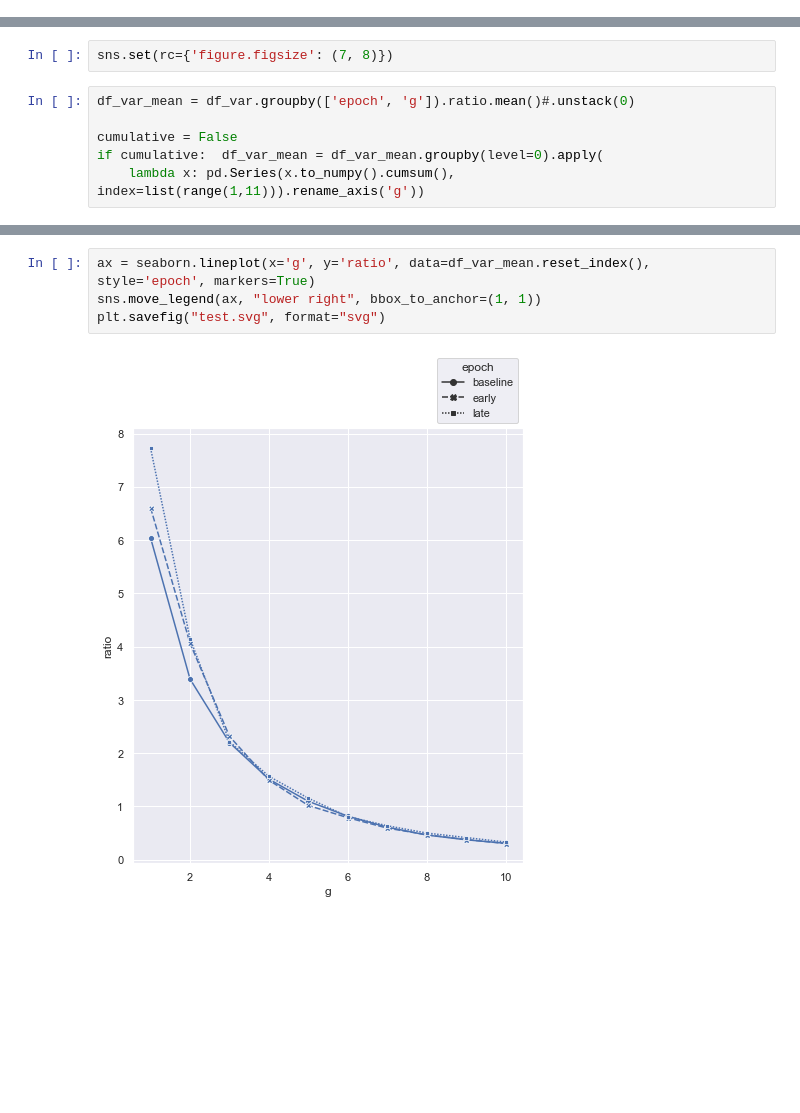
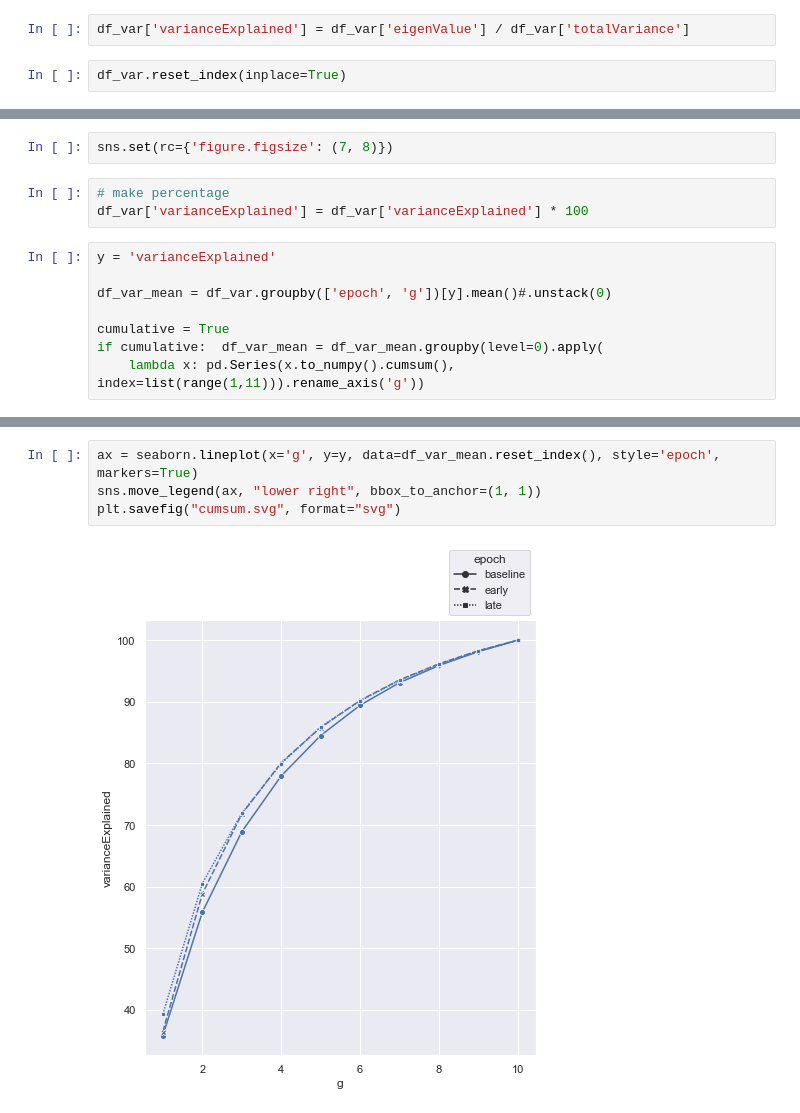
Before and after one commit to qniksefat/gradient-notebooks, a Jupyter notebook: large-manifold-nbs/2-gradients.ipynb, the cells around one changed output, grey strips where cells are left out. Cells and saved outputs as stored; diff of their text form; blank space fills up the shorter version.

Commit message:
average variance explained

```diff
--- a/large-manifold-nbs/2-gradients.ipynb
+++ b/large-manifold-nbs/2-gradients.ipynb
@@ -347,0 +473,4 @@ df_var.head()
+# %%
+df_var['varianceExplained'] = df_var['eigenValue'] / df_var['totalVariance']
+# %%
+df_var.reset_index(inplace=True)
@@ -349,9 +494,14 @@ df_var.head()
 plot
 # %%
 sns.set(rc={'figure.figsize': (7, 8)})
+# %%
+# make percentage
+df_var['varianceExplained'] = df_var['varianceExplained'] * 100
 # %%
-df_var_mean = df_var.groupby(['epoch', 'g']).ratio.mean()#.unstack(0)
+y = 'varianceExplained'
 
-cumulative = False
+df_var_mean = df_var.groupby(['epoch', 'g'])[y].mean()#.unstack(0)
+
+cumulative = True
 if cumulative:  df_var_mean = df_var_mean.groupby(level=0).apply(
     lambda x: pd.Series(x.to_numpy().cumsum(), index=list(range(1,11))).rename_axis('g'))
@@ -358,6 +533,6 @@ if cumulative:  df_var_mean = df_var_mean.groupby(level=0).apply(
 # %%
-ax = seaborn.lineplot(x='g', y='ratio', data=df_var_mean.reset_index(), style='epoch', markers=True)
+ax = seaborn.lineplot(x='g', y=y, data=df_var_mean.reset_index(), style='epoch', markers=True)
 sns.move_legend(ax, "lower right", bbox_to_anchor=(1, 1))
-plt.savefig("test.svg", format="svg")
+plt.savefig("cumsum.svg", format="svg")
 # %% [output]
-[figure, old version]
+[figure, new version]
```
Also changed, not shown: parts of 53 cells of this notebook.
